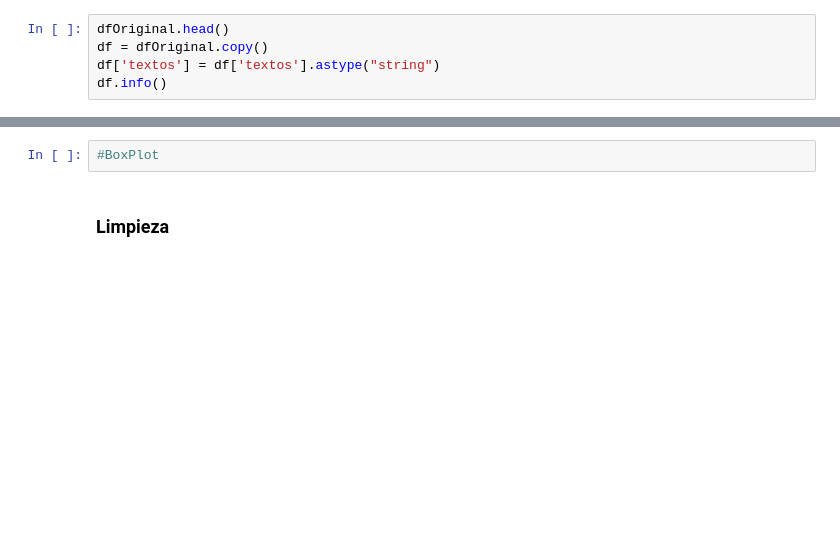
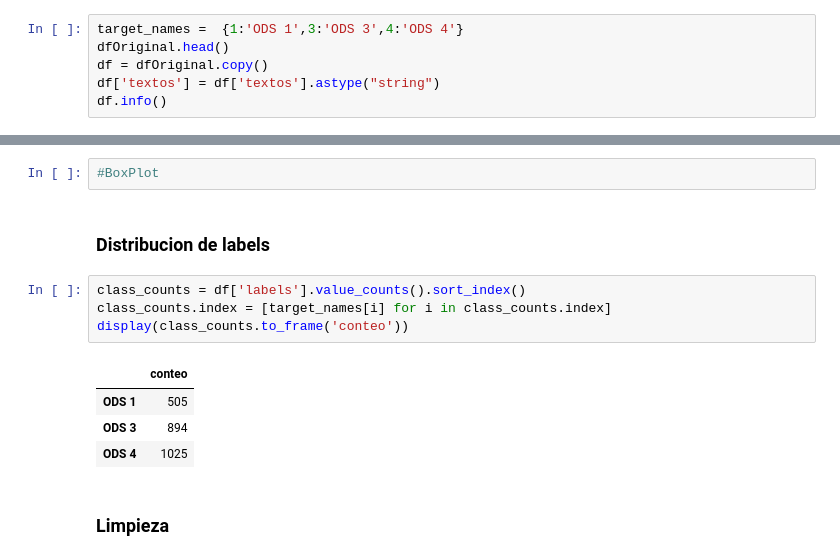
Before and after one commit to Trabajos-BI/Proyecto-1, a Jupyter notebook: Nano.ipynb, the cells around one changed output, grey strips where cells are left out. Drawn from its saved outputs; the diff is of its cells as text; blank space fills up the shorter version.

```diff
--- a/Nano.ipynb
+++ b/Nano.ipynb
@@ -56,6 +57,7 @@ memory usage: 38.0+ KB
 # %% [markdown]
 Principalmente observemos el formato inicial del dataset, con especial enfasis en la columna de textos
 # %%
+target_names =  {1:'ODS 1',3:'ODS 3',4:'ODS 4'}
 dfOriginal.head()
 df = dfOriginal.copy()
 df['textos'] = df['textos'].astype("string")
@@ -161,6 +163,17 @@ El porcentaje de textos con caracteres especiales es: 64.44%
 [figure]
 # %%
 #BoxPlot
+# %% [markdown]
+### Distribucion de labels
+# %%
+class_counts = df['labels'].value_counts().sort_index()
+class_counts.index = [target_names[i] for i in class_counts.index]
+display(class_counts.to_frame('conteo'))
+# %% [output]
+|  | conteo |
+| ODS 1 | 505 |
+| ODS 3 | 894 |
+| ODS 4 | 1025 |
 # %% [markdown]
 ### Limpieza
 # %% [markdown]
```
Also changed, not shown: parts of 6 cells of this notebook.
